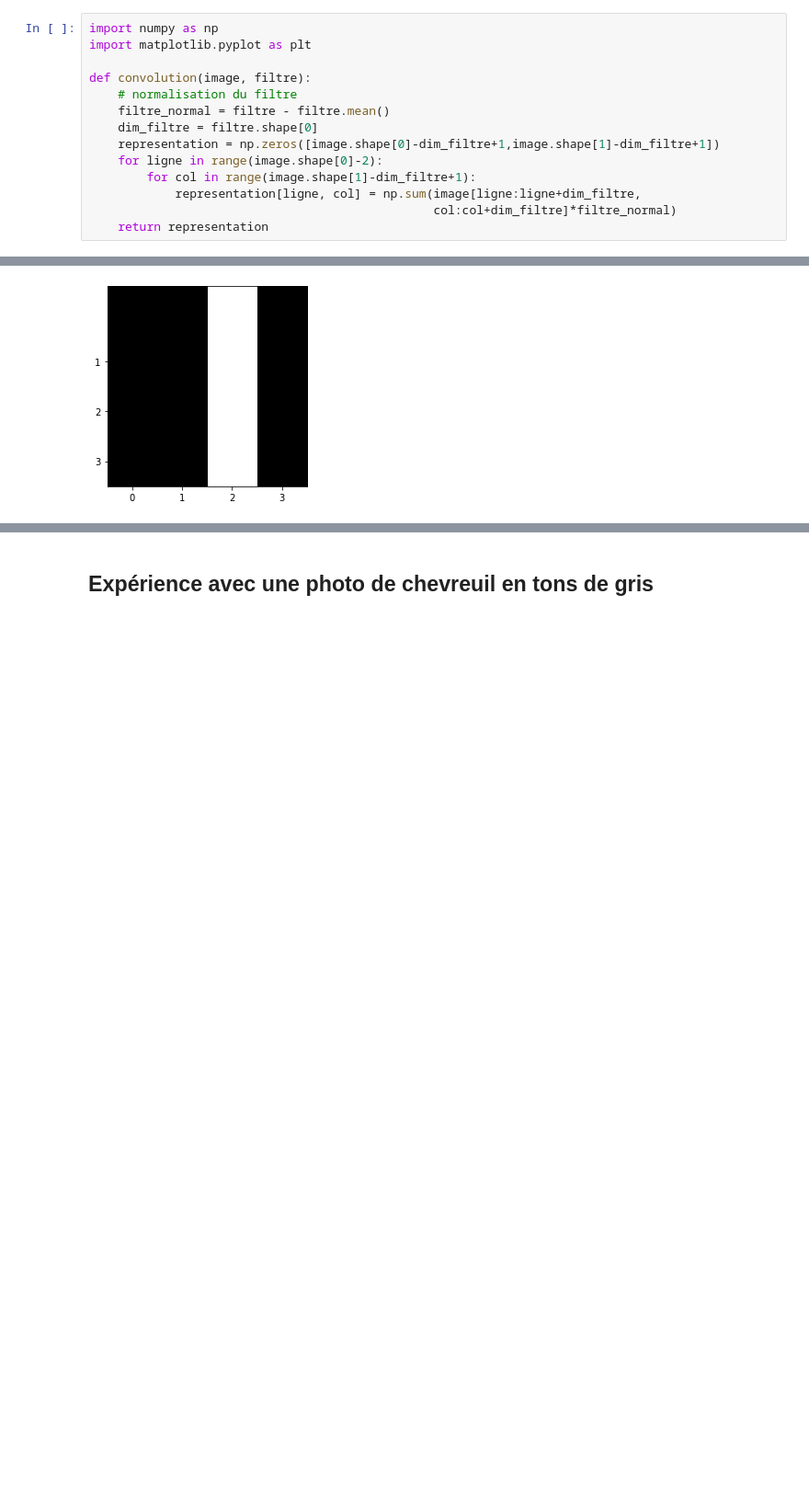
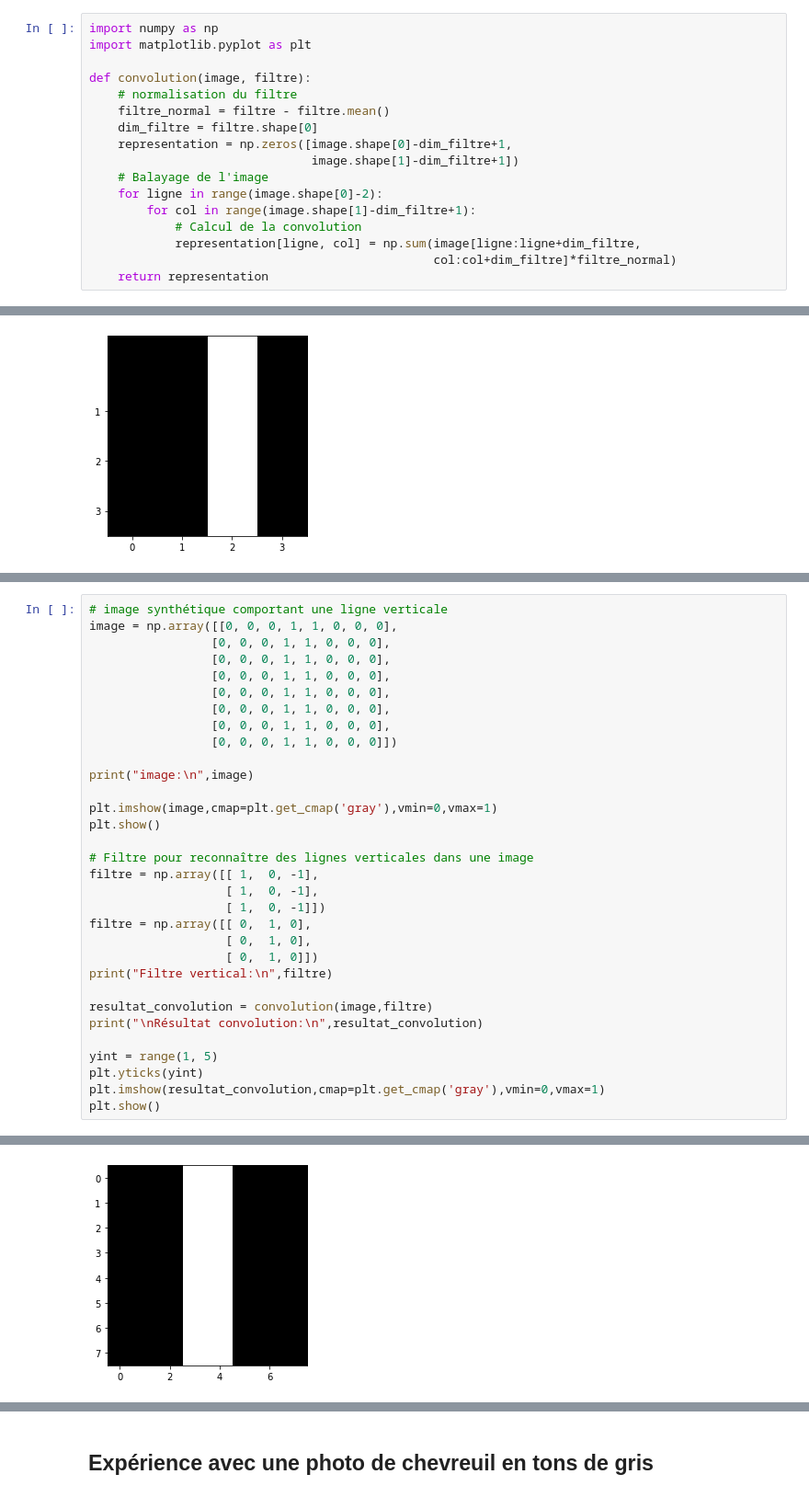
Before and after one commit to ClaudeCoulombe/VIARENA, a Jupyter notebook: Labos/Lab-Convolution/Petites_experiences_avec_la_convolution.ipynb, the cells around one changed output, grey strips where cells are left out. Shown at 92% size. Drawn from its saved outputs; the diff is of its cells as text; blank space fills up the shorter version.

Commit message:
Ajout d'un complément utile pour manipuler des images

```diff
--- a/Labos/Lab-Convolution/Petites_experiences_avec_la_convolution.ipynb
+++ b/Labos/Lab-Convolution/Petites_experiences_avec_la_convolution.ipynb
@@ -19,9 +19,12 @@ def convolution(image, filtre):
     # normalisation du filtre
     filtre_normal = filtre - filtre.mean()
     dim_filtre = filtre.shape[0]
-    representation = np.zeros([image.shape[0]-dim_filtre+1,image.shape[1]-dim_filtre+1])
+    representation = np.zeros([image.shape[0]-dim_filtre+1,
+                               image.shape[1]-dim_filtre+1])
+    # Balayage de l'image
     for ligne in range(image.shape[0]-2):
         for col in range(image.shape[1]-dim_filtre+1):
+            # Calcul de la convolution
             representation[ligne, col] = np.sum(image[ligne:ligne+dim_filtre,
                                                 col:col+dim_filtre]*filtre_normal)
     return representation
@@ -139,0 +143,33 @@ Résultat convolution:
+# %%
+# image synthétique comportant une ligne verticale
+image = np.array([[0, 0, 0, 1, 1, 0, 0, 0],
+                 [0, 0, 0, 1, 1, 0, 0, 0],
+                 [0, 0, 0, 1, 1, 0, 0, 0],
+                 [0, 0, 0, 1, 1, 0, 0, 0],
+                 [0, 0, 0, 1, 1, 0, 0, 0],
+                 [0, 0, 0, 1, 1, 0, 0, 0],
+                 [0, 0, 0, 1, 1, 0, 0, 0],
+                 [0, 0, 0, 1, 1, 0, 0, 0]])
+
+print("image:\n",image)
+
+plt.imshow(image,cmap=plt.get_cmap('gray'),vmin=0,vmax=1)
+plt.show()
+
+# Filtre pour reconnaître des lignes verticales dans une image
+filtre = np.array([[ 1,  0, -1],
+                   [ 1,  0, -1],
+                   [ 1,  0, -1]])
+filtre = np.array([[ 0,  1, 0],
+                   [ 0,  1, 0],
+                   [ 0,  1, 0]])
+print("Filtre vertical:\n",filtre)
+
+resultat_convolution = convolution(image,filtre)
+print("\nRésultat convolution:\n",resultat_convolution)
+
+yint = range(1, 5)
+plt.yticks(yint)
+plt.imshow(resultat_convolution,cmap=plt.get_cmap('gray'),vmin=0,vmax=1)
+plt.show()
+# %% [output]
@@ -139,0 +185 @@ Résultat convolution:
+[figure, added]
```
Also changed, not shown: parts of 9 cells of this notebook.
